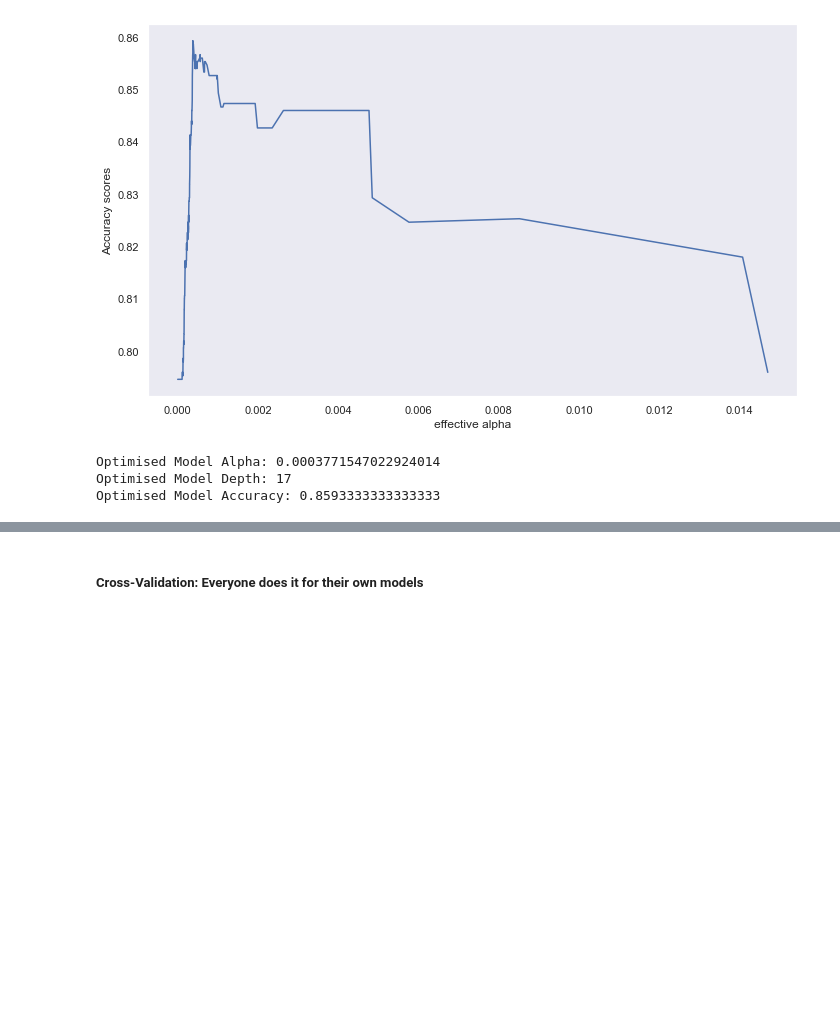
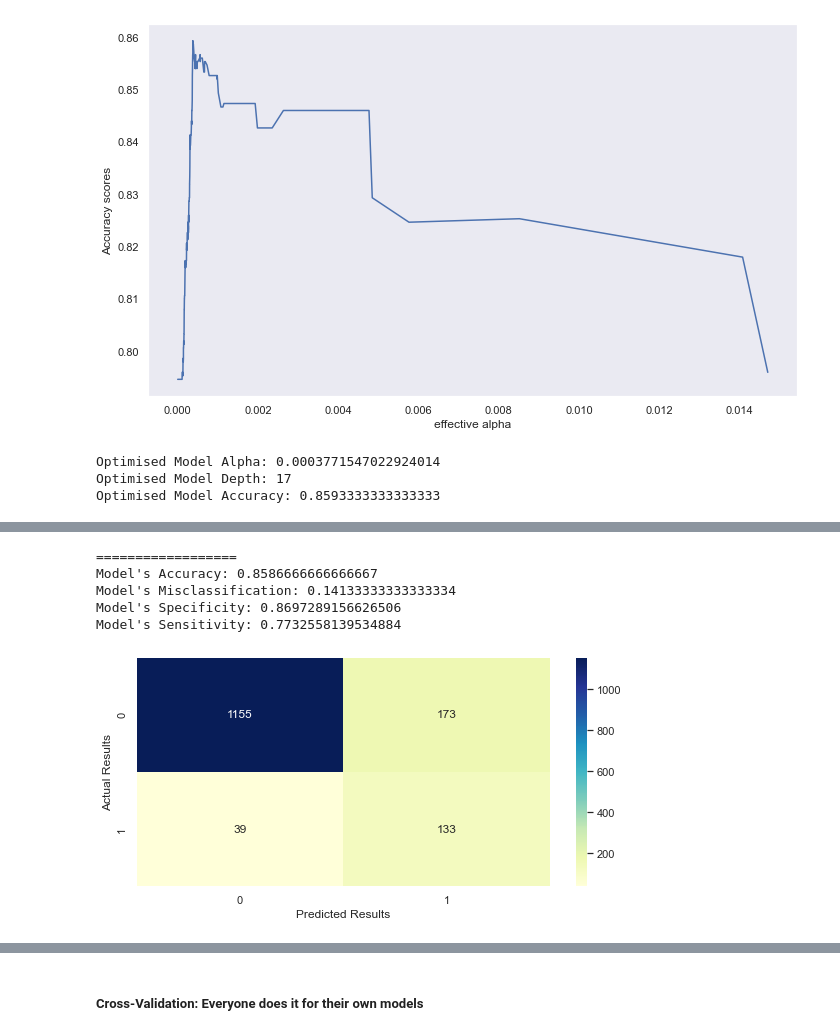
Before and after one commit to AML-final-course-project/SMM284, a Jupyter notebook: customer_churn.ipynb, the cells around one changed output, grey strips where cells are left out. Drawn from its saved outputs; the diff is of its cells as text; code cells hidden in the pictures; blank space fills up the shorter version.

```diff
--- a/customer_churn.ipynb
+++ b/customer_churn.ipynb
@@ -582,0 +672,17 @@ Optimised Model Accuracy: 0.8593333333333333
+# %%
+# Initialize the optimal model
+gb_best = GradientBoostingClassifier(learning_rate= 0.05, max_features= 7, n_estimators =200, random_state=0)
+
+# Fit the model
+gb_best.fit(X_train, Y_train)
+# Use the model to predict
+y_pred = gb_best.predict(X_valid)
+print('==================')
+c_m(y_pred, Y_valid)
+# %% [output]
+==================
+Model's Accuracy: 0.8586666666666667
+Model's Misclassification: 0.14133333333333334
+Model's Specificity: 0.8697289156626506
+Model's Sensitivity: 0.7732558139534884
+[figure, added]
```
Also changed, not shown: parts of 8 cells of this notebook.
